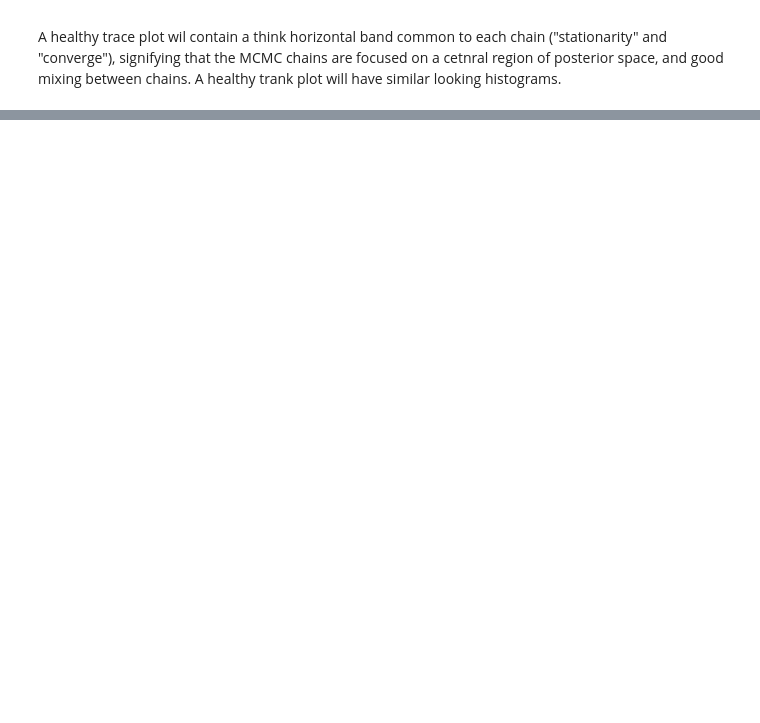
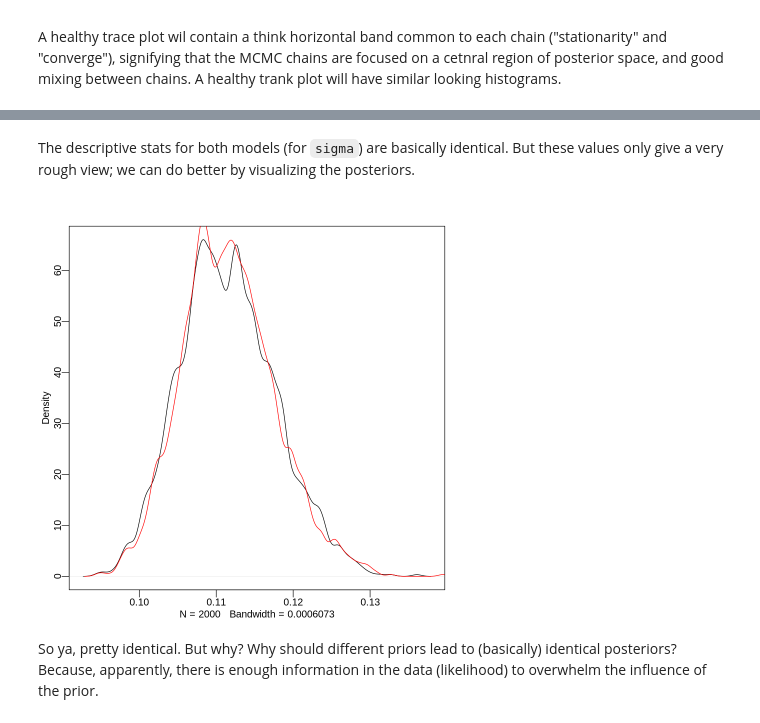
Before and after one commit to nicklausmillican/StatisticalRethinkingIISolutions, a Jupyter notebook: StatisticalRethinkingSolutions2_Ch9.ipynb, the cells around one changed output, grey strips where cells are left out. Saved outputs shown, nothing was run; the diff lists cells and outputs as text; code cells hidden in the pictures; blank space fills up the shorter version.

```diff
--- a/StatisticalRethinkingSolutions2_Ch9.ipynb
+++ b/StatisticalRethinkingSolutions2_Ch9.ipynb
@@ -391,0 +440,8 @@ A healthy trace plot wil contain a think horizontal band common to each chain ("
+# %%
+data(rugged)
+d <- rugged
+d$log_gdp <- log(d$rgdppc_2000)
+dd <- d[ complete.cases(d$rgdppc_2000) , ]
+dd$log_gdp_std <- dd$log_gdp / mean(dd$log_gdp)
+dd$rugged_std <- dd$rugged / max(dd$rugged)
+dd$cid <- ifelse( dd$cont_africa==1 , 1 , 2 )
@@ -391,0 +450,16 @@ A healthy trace plot wil contain a think horizontal band common to each chain ("
+# %%
+dat_slim <- list(log_gdp_std = dd$log_gdp_std,
+                 rugged_std = dd$rugged_std,
+                 cid = as.integer( dd$cid))
+# %%
+m9.1 <- ulam(
+  alist(
+    log_gdp_std ~ dnorm(mu, sigma),
+      mu <- a[cid] + b[cid]*(rugged_std - 0.215),
+        a[cid] ~ dnorm(1, 0.1),
+        b[cid] ~ dnorm(0, 0.3),
+      sigma ~ dexp(1)
+  ), data=dat_slim,
+     chains=4,
+     cores=4,
+     iter=1000)
@@ -391,0 +523,12 @@ A healthy trace plot wil contain a think horizontal band common to each chain ("
+# %%
+m9.1_unif <- ulam(
+  alist(
+    log_gdp_std ~ dnorm(mu, sigma),
+      mu <- a[cid] + b[cid]*(rugged_std - 0.215),
+        a[cid] ~ dnorm(1, 0.1),
+        b[cid] ~ dnorm(0, 0.3),
+      sigma ~ dunif(0,1)
+  ), data=dat_slim,
+     chains=4,
+     cores=4,
+     iter=1000)
@@ -391,0 +577,12 @@ A healthy trace plot wil contain a think horizontal band common to each chain ("
+# %% [markdown]
+The descriptive stats for both models (for `sigma`) are basically identical. But these values only give a very rough view; we can do better by visualizing the posteriors.
+# %%
+post_exp <- extract.samples(m9.1)
+post_unif <- extract.samples(m9.1_unif)
+
+dens(post_unif$sigma)
+dens(post_exp$sigma, add=TRUE, col="red", lty=1)
+# %% [output]
+[figure, added]
+# %% [markdown]
+So ya, pretty identical.  But why? Why should different priors lead to (basically) identical posteriors?  Because, apparently, there is enough information in the data (likelihood) to overwhelm the influence of the prior.
```
Also changed, not shown: parts of 21 cells of this notebook.
